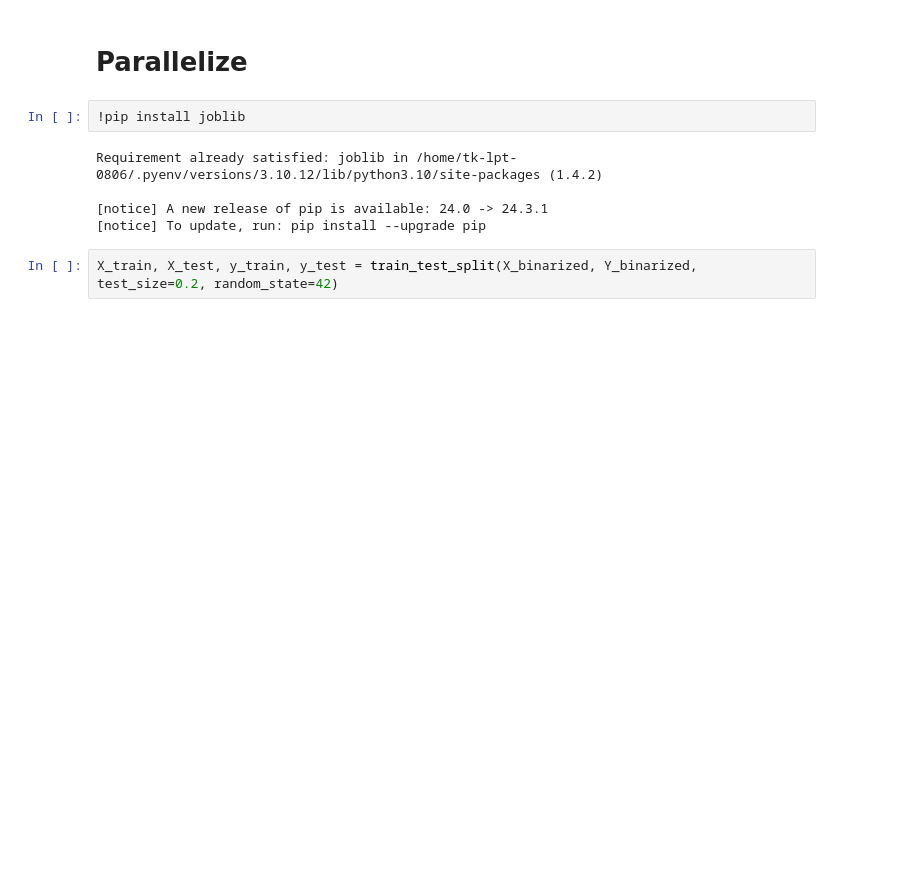
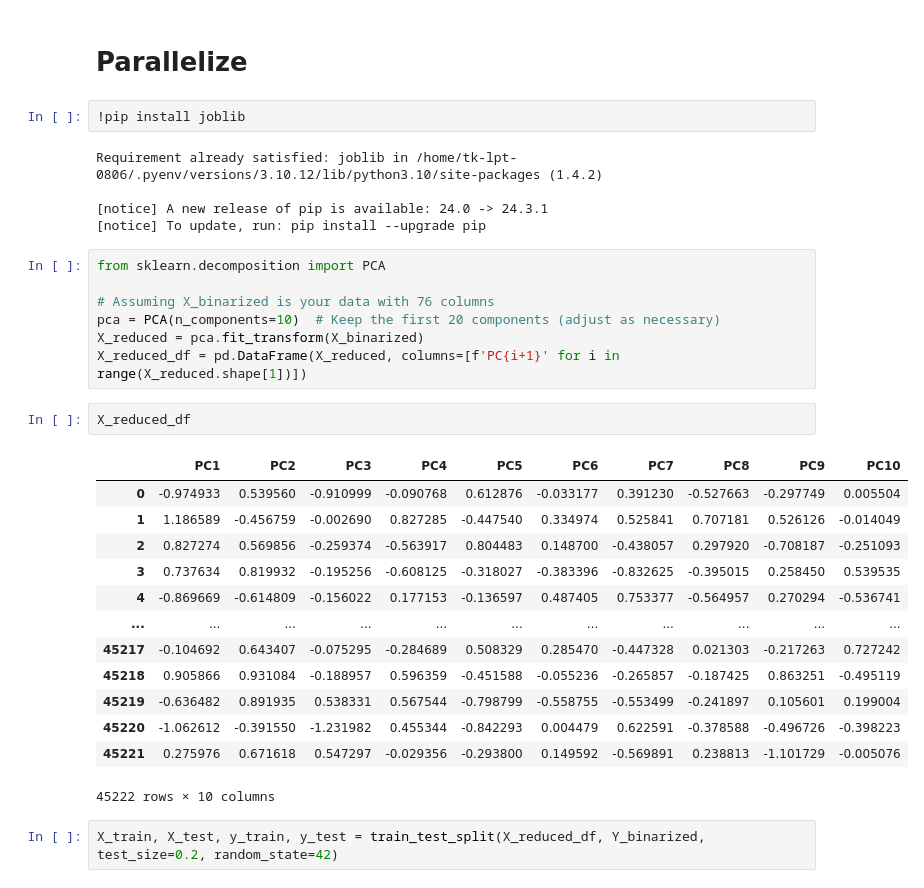
Before and after one commit to AsadKhalil/NeuralFCA, a Jupyter notebook: OSDA_Project.ipynb, the cells around one changed output. Drawn from its saved outputs; the diff is of its cells as text; blank space fills up the shorter version.

```diff
--- a/OSDA_Project.ipynb
+++ b/OSDA_Project.ipynb
@@ -853,8 +939,31 @@ Requirement already satisfied: joblib in /home/tk-lpt-0806/.pyenv/versions/3.10.
 
 [notice] A new release of pip is available: 24.0 -> 24.3.1
 [notice] To update, run: pip install --upgrade pip
+# %%
+from sklearn.decomposition import PCA
+
+# Assuming X_binarized is your data with 76 columns
+pca = PCA(n_components=10)  # Keep the first 20 components (adjust as necessary)
+X_reduced = pca.fit_transform(X_binarized)
+X_reduced_df = pd.DataFrame(X_reduced, columns=[f'PC{i+1}' for i in range(X_reduced.shape[1])])
+# %%
+X_reduced_df
+# %% [output]
+|  | PC1 | PC2 | PC3 | PC4 | PC5 | PC6 | PC7 | PC8 | PC9 | PC10 |
+| 0 | -0.974933 | 0.539560 | -0.910999 | -0.090768 | 0.612876 | -0.033177 | 0.391230 | -0.527663 | -0.297749 | 0.005504 |
+| 1 | 1.186589 | -0.456759 | -0.002690 | 0.827285 | -0.447540 | 0.334974 | 0.525841 | 0.707181 | 0.526126 | -0.014049 |
+| 2 | 0.827274 | 0.569856 | -0.259374 | -0.563917 | 0.804483 | 0.148700 | -0.438057 | 0.297920 | -0.708187 | -0.251093 |
+| 3 | 0.737634 | 0.819932 | -0.195256 | -0.608125 | -0.318027 | -0.383396 | -0.832625 | -0.395015 | 0.258450 | 0.539535 |
+| 4 | -0.869669 | -0.614809 | -0.156022 | 0.177153 | -0.136597 | 0.487405 | 0.753377 | -0.564957 | 0.270294 | -0.536741 |
+| ... | ... | ... | ... | ... | ... | ... | ... | ... | ... | ... |
+| 45217 | -0.104692 | 0.643407 | -0.075295 | -0.284689 | 0.508329 | 0.285470 | -0.447328 | 0.021303 | -0.217263 | 0.727242 |
+| 45218 | 0.905866 | 0.931084 | -0.188957 | 0.596359 | -0.451588 | -0.055236 | -0.265857 | -0.187425 | 0.863251 | -0.495119 |
+| 45219 | -0.636482 | 0.891935 | 0.538331 | 0.567544 | -0.798799 | -0.558755 | -0.553499 | -0.241897 | 0.105601 | 0.199004 |
+| 45220 | -1.062612 | -0.391550 | -1.231982 | 0.455344 | -0.842293 | 0.004479 | 0.622591 | -0.378588 | -0.496726 | -0.398223 |
+| 45221 | 0.275976 | 0.671618 | 0.547297 | -0.029356 | -0.293800 | 0.149592 | -0.569891 | 0.238813 | -1.101729 | -0.005076 |
+45222 rows × 10 columns
 # %%
-X_train, X_test, y_train, y_test = train_test_split(X_binarized, Y_binarized, test_size=0.2, random_state=42)
+X_train, X_test, y_train, y_test = train_test_split(X_reduced_df, Y_binarized, test_size=0.2, random_state=42)
 # %%
 print(X_train.shape)
 print(X_test.shape)
```
Also changed, not shown: parts of 20 cells of this notebook, 2 other files.
